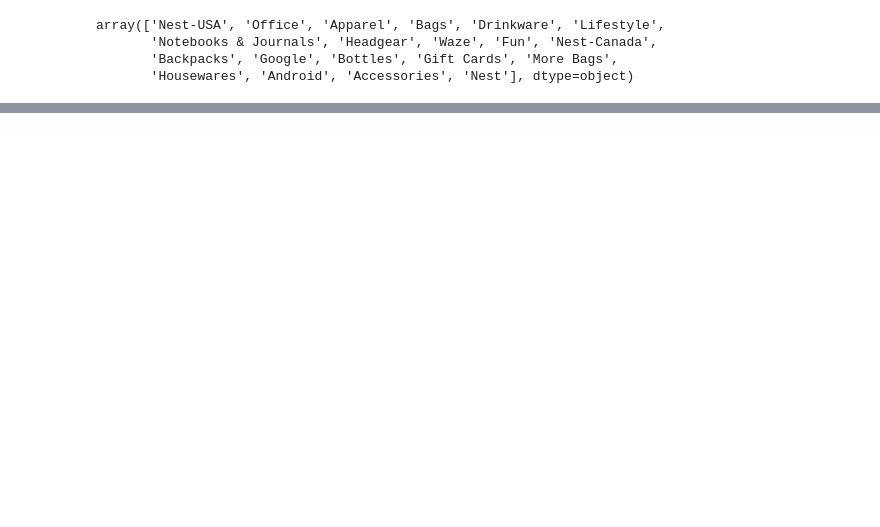
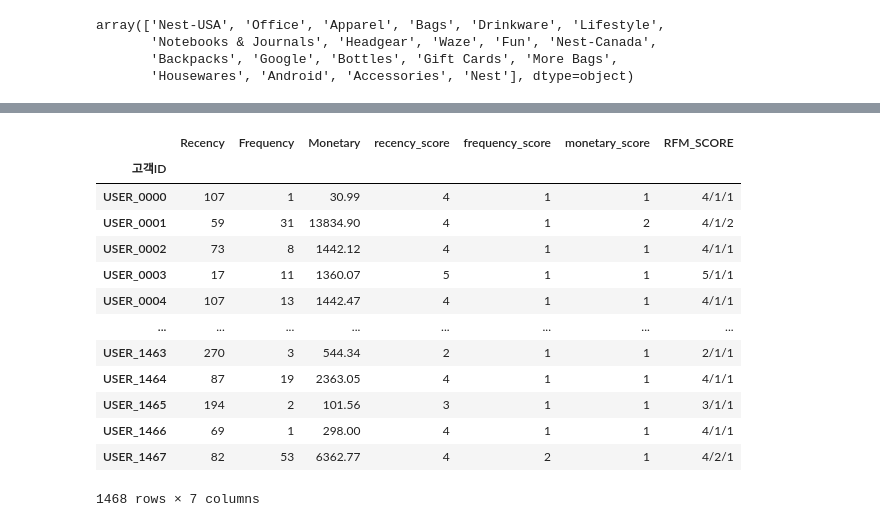
Before and after one commit to ColorConeHead/final_project, a Jupyter notebook: test.ipynb, the cells around one changed output, grey strips where cells are left out. Cells and saved outputs as stored; diff of their text form; code cells hidden in the pictures; blank space fills up the shorter version.

```diff
--- a/test.ipynb
+++ b/test.ipynb
@@ -299,0 +342,40 @@ dtype: int64
+# %%
+label_r = [10, 9, 8, 7, 6, 5, 4, 3, 2, 1]
+label_f = [1, 2, 3, 4, 5, 6, 7, 8, 9, 10]
+label_m = [1, 2, 3, 4, 5, 6, 7, 8, 9, 10, 11, 12, 13, 14, 15]
+
+
+
+rfm["recency_score"] = pd.qcut(rfm["Recency"], 10, labels=label_r)
+rfm["frequency_score"] = pd.qcut(rfm["Frequency"], 10, labels=label_f)
+rfm["monetary_score"] = pd.qcut(rfm["Monetary"], 15, labels=label_m)
+rfm["RFM_SCORE"] = rfm["recency_score"].astype(str) + '/' + rfm["frequency_score"].astype(str) + '/' + rfm["monetary_score"].astype(str)
+# %%
+rfm2 = rfm.copy()
+label_r = [5, 4, 3, 2, 1]
+label_f = [1, 2, 3, 4, 5]
+label_m = [1, 2, 3, 4, 5]
+
+
+
+rfm2["recency_score"] = pd.cut(rfm2["Recency"], bins=[0, 36, 146, 255, 328, 365], labels=label_r, include_lowest=True)
+rfm2["frequency_score"] = pd.cut(rfm2["Frequency"], bins=[0, 33, 66, 99, 131, 329], labels=label_f, include_lowest=True)
+rfm2["monetary_score"] = pd.cut(rfm2["Monetary"], bins=[0, 7600, 15200, 23500, 30000, 76000], labels=label_m, include_lowest=True)
+rfm2["RFM_SCORE"] = rfm2["recency_score"].astype(str) + '/' + rfm2["frequency_score"].astype(str) + '/' + rfm2["monetary_score"].astype(str)
+
+rfm2
+# %% [output]
+|  | Recency | Frequency | Monetary | recency_score | frequency_score | monetary_score | RFM_SCORE |
+| 고객ID |  |  |  |  |  |  |  |
+| USER_0000 | 107 | 1 | 30.99 | 4 | 1 | 1 | 4/1/1 |
+| USER_0001 | 59 | 31 | 13834.90 | 4 | 1 | 2 | 4/1/2 |
+| USER_0002 | 73 | 8 | 1442.12 | 4 | 1 | 1 | 4/1/1 |
+| USER_0003 | 17 | 11 | 1360.07 | 5 | 1 | 1 | 5/1/1 |
+| USER_0004 | 107 | 13 | 1442.47 | 4 | 1 | 1 | 4/1/1 |
+| ... | ... | ... | ... | ... | ... | ... | ... |
+| USER_1463 | 270 | 3 | 544.34 | 2 | 1 | 1 | 2/1/1 |
+| USER_1464 | 87 | 19 | 2363.05 | 4 | 1 | 1 | 4/1/1 |
+| USER_1465 | 194 | 2 | 101.56 | 3 | 1 | 1 | 3/1/1 |
+| USER_1466 | 69 | 1 | 298.00 | 4 | 1 | 1 | 4/1/1 |
+| USER_1467 | 82 | 53 | 6362.77 | 4 | 2 | 1 | 4/2/1 |
+1468 rows × 7 columns
```
Also changed, not shown: parts of 10 cells of this notebook.
